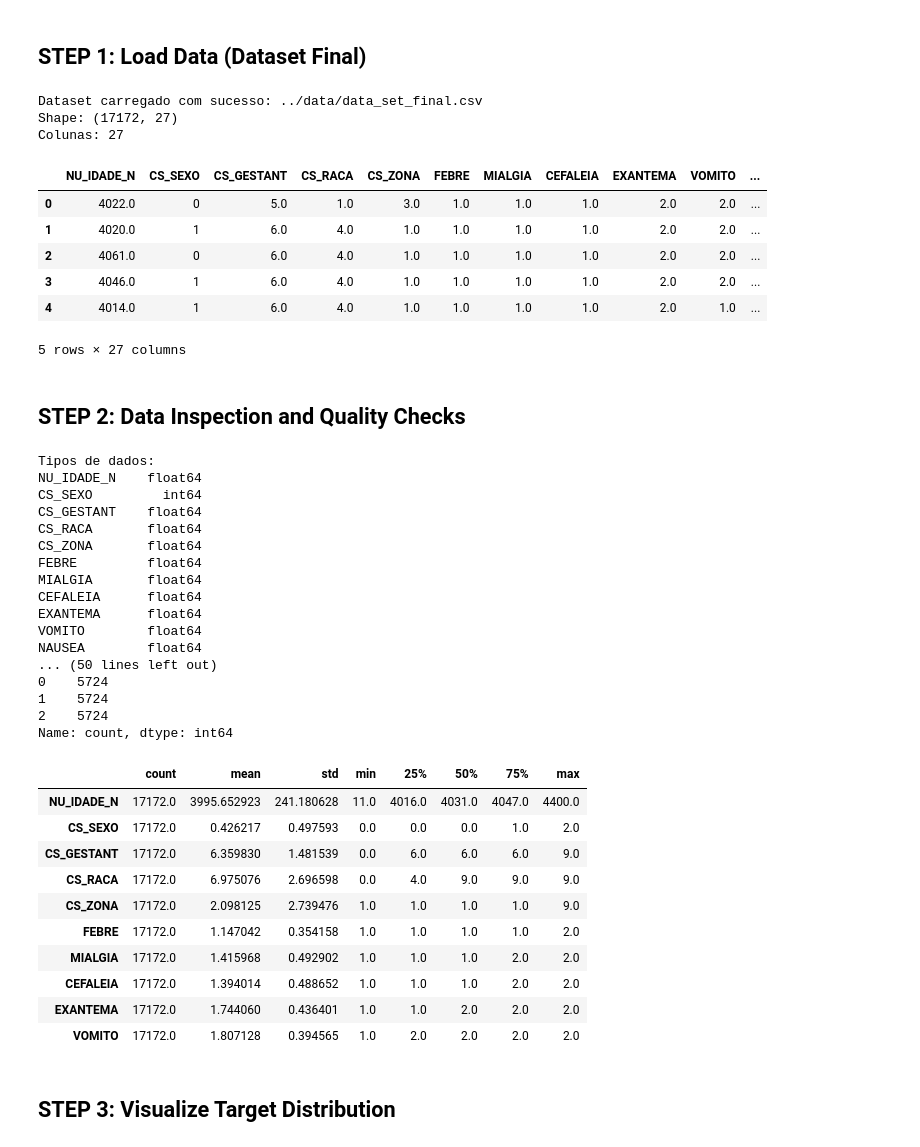
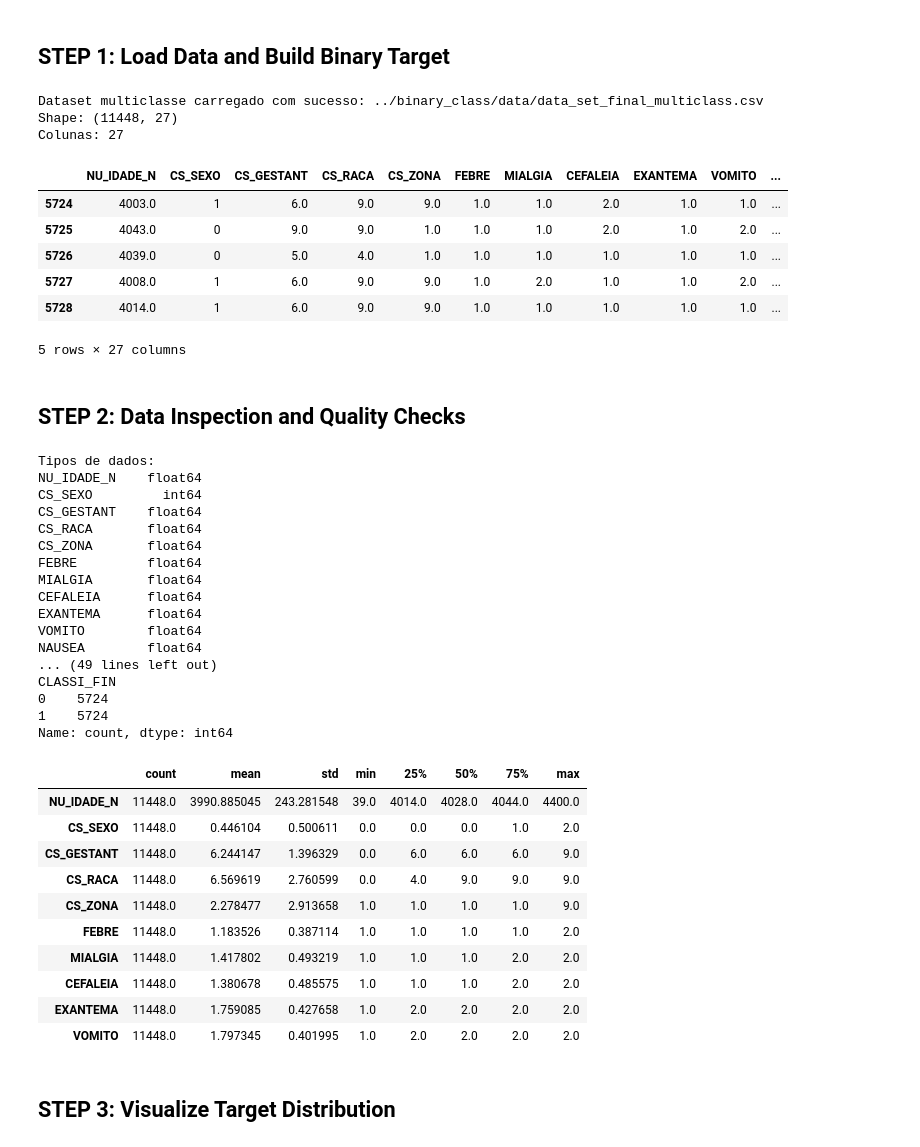
Before and after one commit to Perazzojoao/tcc, a Jupyter notebook: notebooks/dengue_classification.ipynb, the cells around one changed output. Saved outputs shown, nothing was run; the diff lists cells and outputs as text; code cells hidden in the pictures.

```diff
--- a/notebooks/dengue_classification.ipynb
+++ b/notebooks/dengue_classification.ipynb
@@ -42,30 +48,37 @@ Visible GPUs: [PhysicalDevice(name='/physical_device:GPU:0', device_type='GPU')]
 # %% [markdown]
-## STEP 1: Load Data (Dataset Final)
+## STEP 1: Load Data and Build Binary Target
 # %%
-# Caminho oficial do dataset final gerado pelo script de codificacao.
-DATA_PATH = "../data/data_set_final.csv"
+# Fonte multiclasse para derivacao binaria dentro do notebook.
+DATA_PATH = "../binary_class/data/data_set_final_multiclass.csv"
 TARGET_COL = "CLASSI_FIN"
-CLASS_NAME_MAP = {0: "OUTRAS_DOENCAS", 1: "CHIKUNGUNYA", 2: "DENGUE"}
+CLASS_NAME_MAP = {0: "OUTRAS_DOENCAS", 1: "DENGUE"}
 
 df = pd.read_csv(DATA_PATH)
 
-# Garantimos que a coluna alvo seja numerica para treino multiclass.
+# Garantimos que a coluna alvo seja numerica para treino binario.
 df[TARGET_COL] = pd.to_numeric(df[TARGET_COL], errors="raise").astype(int)
 
-print("Dataset carregado com sucesso:", DATA_PATH)
+# Transformacao para binario no proprio notebook:
+# - remove CHIKUNGUNYA (CLASSI_FIN == 1)
+# - mantem apenas 0 (OUTRAS_DOENCAS) e 2 (DENGUE)
+# - remapeia 2 -> 1
+df = df[df[TARGET_COL].isin([0, 2])].copy()
+df[TARGET_COL] = df[TARGET_COL].replace({2: 1})
+
+print("Dataset multiclasse carregado com sucesso:", DATA_PATH)
 print("Shape:", df.shape)
 print("Colunas:", len(df.columns))
 df.head()
 # %% [output]
-Dataset carregado com sucesso: ../data/data_set_final.csv
-Shape: (17172, 27)
+Dataset multiclasse carregado com sucesso: ../binary_class/data/data_set_final_multiclass.csv
+Shape: (11448, 27)
 Colunas: 27
 |  | NU_IDADE_N | CS_SEXO | CS_GESTANT | CS_RACA | CS_ZONA | FEBRE | MIALGIA | CEFALEIA | EXANTEMA | VOMITO | ... |
-| 0 | 4022.0 | 0 | 5.0 | 1.0 | 3.0 | 1.0 | 1.0 | 1.0 | 2.0 | 2.0 | ... |
-| 1 | 4020.0 | 1 | 6.0 | 4.0 | 1.0 | 1.0 | 1.0 | 1.0 | 2.0 | 2.0 | ... |
-| 2 | 4061.0 | 0 | 6.0 | 4.0 | 1.0 | 1.0 | 1.0 | 1.0 | 2.0 | 2.0 | ... |
-| 3 | 4046.0 | 1 | 6.0 | 4.0 | 1.0 | 1.0 | 1.0 | 1.0 | 2.0 | 2.0 | ... |
-| 4 | 4014.0 | 1 | 6.0 | 4.0 | 1.0 | 1.0 | 1.0 | 1.0 | 2.0 | 1.0 | ... |
+| 5724 | 4003.0 | 1 | 6.0 | 9.0 | 9.0 | 1.0 | 1.0 | 2.0 | 1.0 | 1.0 | ... |
+| 5725 | 4043.0 | 0 | 9.0 | 9.0 | 1.0 | 1.0 | 1.0 | 2.0 | 1.0 | 2.0 | ... |
+| 5726 | 4039.0 | 0 | 5.0 | 4.0 | 1.0 | 1.0 | 1.0 | 1.0 | 1.0 | 1.0 | ... |
+| 5727 | 4008.0 | 1 | 6.0 | 9.0 | 9.0 | 1.0 | 2.0 | 1.0 | 1.0 | 2.0 | ... |
+| 5728 | 4014.0 | 1 | 6.0 | 9.0 | 9.0 | 1.0 | 1.0 | 1.0 | 1.0 | 1.0 | ... |
 5 rows × 27 columns
 # %% [markdown]
 ## STEP 2: Data Inspection and Quality Checks
@@ -95,22 +108,22 @@ CEFALEIA      float64
 EXANTEMA      float64
 VOMITO        float64
 NAUSEA        float64
-... (50 lines left out)
+... (49 lines left out)
+CLASSI_FIN
 0    5724
 1    5724
-2    5724
 Name: count, dtype: int64
 |  | count | mean | std | min | 25% | 50% | 75% | max |
-| NU_IDADE_N | 17172.0 | 3995.652923 | 241.180628 | 11.0 | 4016.0 | 4031.0 | 4047.0 | 4400.0 |
-| CS_SEXO | 17172.0 | 0.426217 | 0.497593 | 0.0 | 0.0 | 0.0 | 1.0 | 2.0 |
-| CS_GESTANT | 17172.0 | 6.359830 | 1.481539 | 0.0 | 6.0 | 6.0 | 6.0 | 9.0 |
-| CS_RACA | 17172.0 | 6.975076 | 2.696598 | 0.0 | 4.0 | 9.0 | 9.0 | 9.0 |
-| CS_ZONA | 17172.0 | 2.098125 | 2.739476 | 1.0 | 1.0 | 1.0 | 1.0 | 9.0 |
-| FEBRE | 17172.0 | 1.147042 | 0.354158 | 1.0 | 1.0 | 1.0 | 1.0 | 2.0 |
-| MIALGIA | 17172.0 | 1.415968 | 0.492902 | 1.0 | 1.0 | 1.0 | 2.0 | 2.0 |
-| CEFALEIA | 17172.0 | 1.394014 | 0.488652 | 1.0 | 1.0 | 1.0 | 2.0 | 2.0 |
-| EXANTEMA | 17172.0 | 1.744060 | 0.436401 | 1.0 | 1.0 | 2.0 | 2.0 | 2.0 |
-| VOMITO | 17172.0 | 1.807128 | 0.394565 | 1.0 | 2.0 | 2.0 | 2.0 | 2.0 |
+| NU_IDADE_N | 11448.0 | 3990.885045 | 243.281548 | 39.0 | 4014.0 | 4028.0 | 4044.0 | 4400.0 |
+| CS_SEXO | 11448.0 | 0.446104 | 0.500611 | 0.0 | 0.0 | 0.0 | 1.0 | 2.0 |
+| CS_GESTANT | 11448.0 | 6.244147 | 1.396329 | 0.0 | 6.0 | 6.0 | 6.0 | 9.0 |
+| CS_RACA | 11448.0 | 6.569619 | 2.760599 | 0.0 | 4.0 | 9.0 | 9.0 | 9.0 |
+| CS_ZONA | 11448.0 | 2.278477 | 2.913658 | 1.0 | 1.0 | 1.0 | 1.0 | 9.0 |
+| FEBRE | 11448.0 | 1.183526 | 0.387114 | 1.0 | 1.0 | 1.0 | 1.0 | 2.0 |
+| MIALGIA | 11448.0 | 1.417802 | 0.493219 | 1.0 | 1.0 | 1.0 | 2.0 | 2.0 |
+| CEFALEIA | 11448.0 | 1.380678 | 0.485575 | 1.0 | 1.0 | 1.0 | 2.0 | 2.0 |
+| EXANTEMA | 11448.0 | 1.759085 | 0.427658 | 1.0 | 2.0 | 2.0 | 2.0 | 2.0 |
+| VOMITO | 11448.0 | 1.797345 | 0.401995 | 1.0 | 2.0 | 2.0 | 2.0 | 2.0 |
 # %% [markdown]
 ## STEP 3: Visualize Target Distribution
 # %%
```
Also changed, not shown: parts of 11 cells of this notebook, 7 other files.
